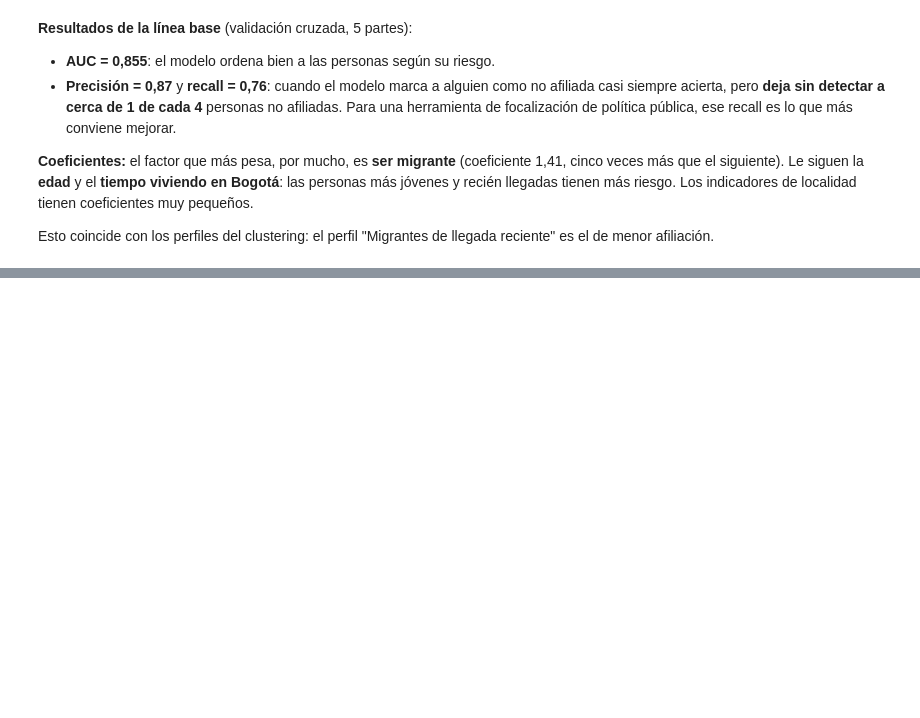
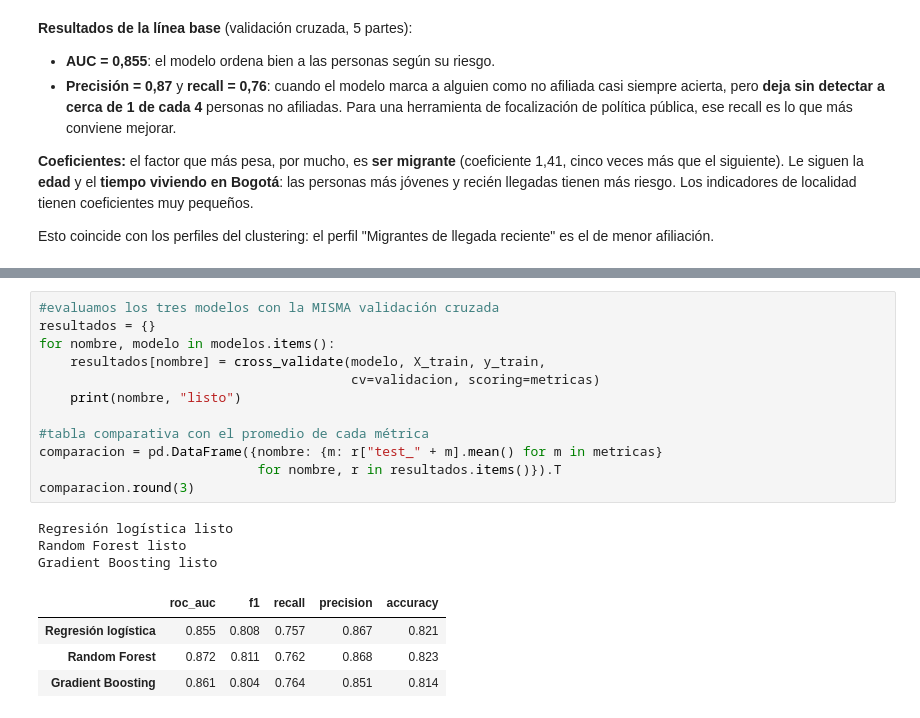
Before and after one commit to lezlynossa-oss/proyecto-integrador-quinto, a Jupyter notebook: MachineLearning/01_modelo_afiliacion_salud.ipynb, the cells around one changed output, grey strips where cells are left out. Cells and saved outputs as stored; diff of their text form; blank space fills up the shorter version.

```diff
--- a/MachineLearning/01_modelo_afiliacion_salud.ipynb
+++ b/MachineLearning/01_modelo_afiliacion_salud.ipynb
@@ -238,0 +259,20 @@ Esto coincide con los perfiles del clustering: el perfil "Migrantes de llegada r
+# %%
+#evaluamos los tres modelos con la MISMA validación cruzada
+resultados = {}
+for nombre, modelo in modelos.items():
+    resultados[nombre] = cross_validate(modelo, X_train, y_train,
+                                        cv=validacion, scoring=metricas)
+    print(nombre, "listo")
+
+#tabla comparativa con el promedio de cada métrica
+comparacion = pd.DataFrame({nombre: {m: r["test_" + m].mean() for m in metricas}
+                            for nombre, r in resultados.items()}).T
+comparacion.round(3)
+# %% [output]
+Regresión logística listo
+Random Forest listo
+Gradient Boosting listo
+|  | roc_auc | f1 | recall | precision | accuracy |
+| Regresión logística | 0.855 | 0.808 | 0.757 | 0.867 | 0.821 |
+| Random Forest | 0.872 | 0.811 | 0.762 | 0.868 | 0.823 |
+| Gradient Boosting | 0.861 | 0.804 | 0.764 | 0.851 | 0.814 |
```
Also changed, not shown: parts of 5 cells of this notebook.
